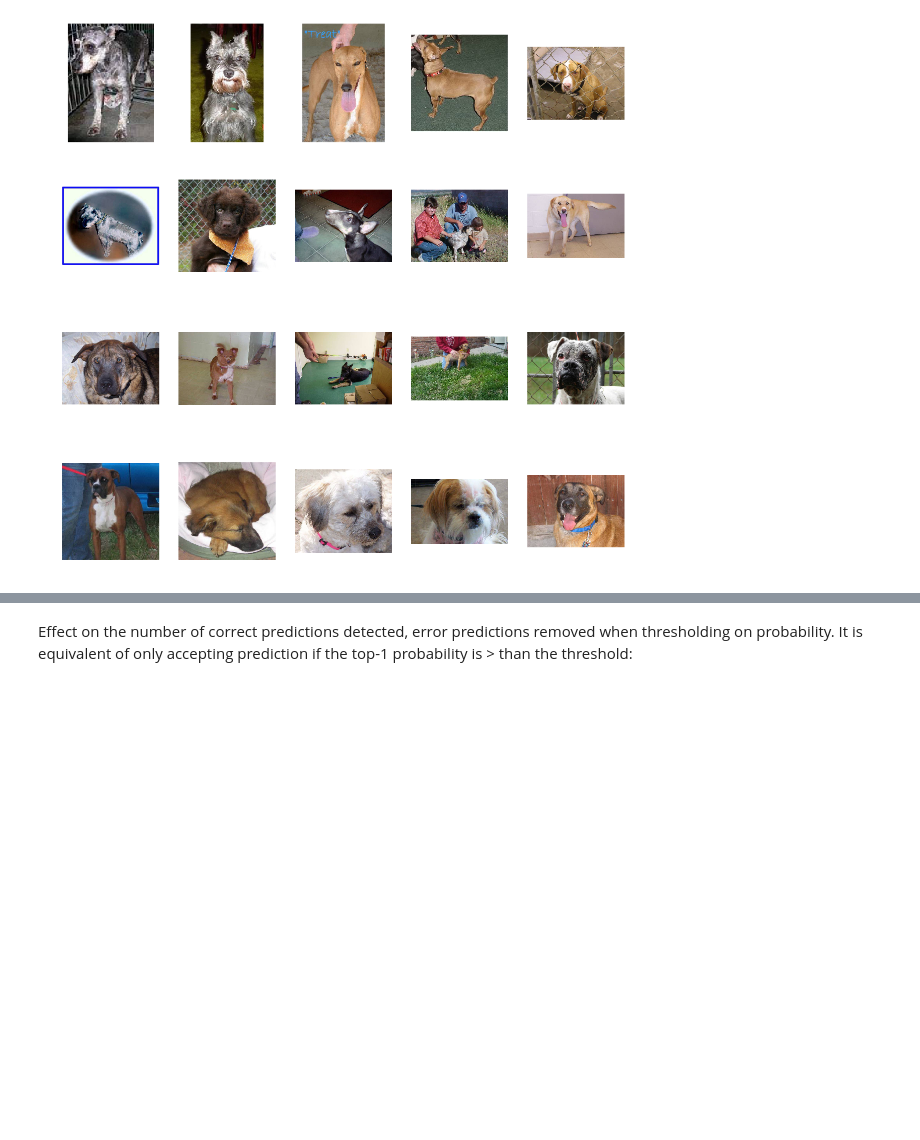
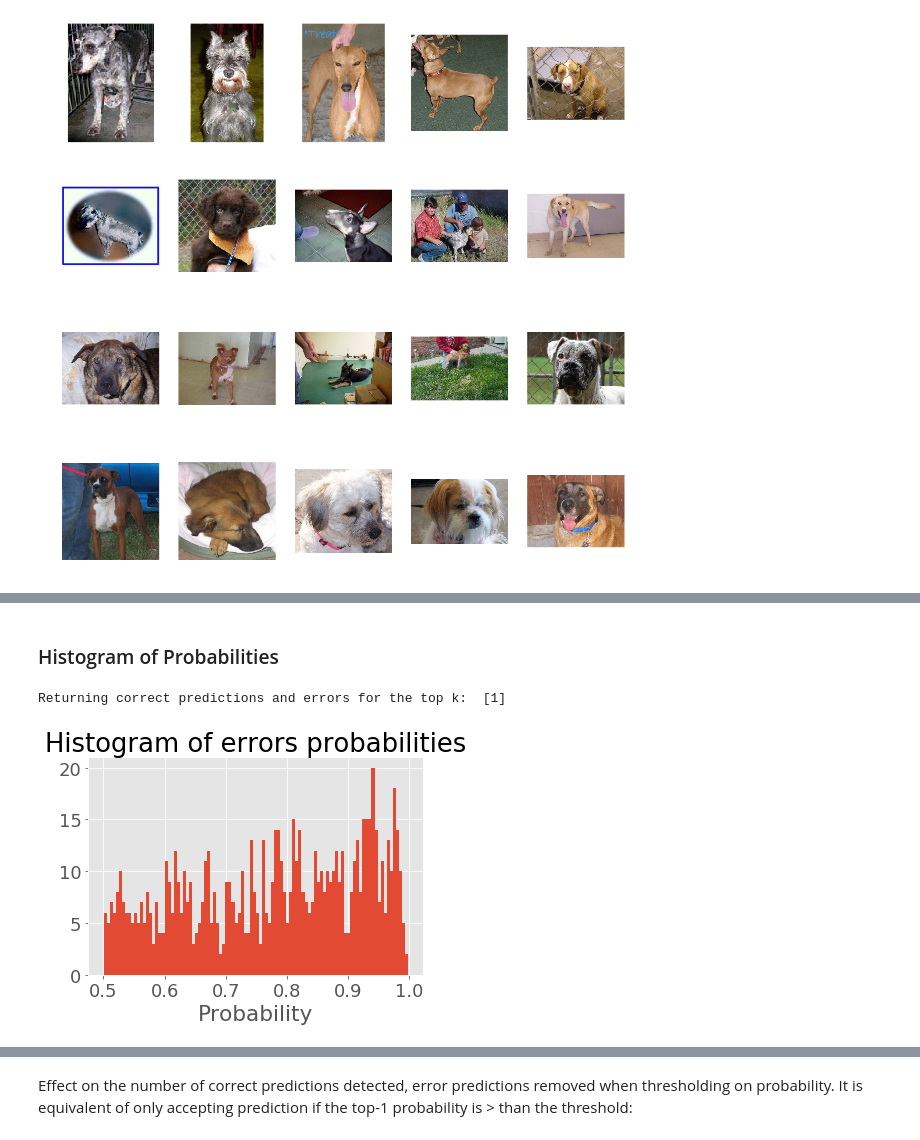
Before and after one commit to triagemd/keras-eval, a Jupyter notebook: example.ipynb, the cells around one changed output, grey strips where cells are left out. Saved outputs shown, nothing was run; the diff lists cells and outputs as text; code cells hidden in the pictures; blank space fills up the shorter version.

```diff
--- a/example.ipynb
+++ b/example.ipynb
@@ -182,0 +210,7 @@ Passing one of 'on', 'true', 'off', 'false' as a boolean is deprecated; use an a
+# %% [markdown]
+### Histogram of Probabilities
+# %%
+evaluator.plot_probability_histogram('errors')
+# %% [output]
+Returning correct predictions and errors for the top k:  [1]
+[figure, added]
```
Also changed, not shown: parts of 31 cells of this notebook.
